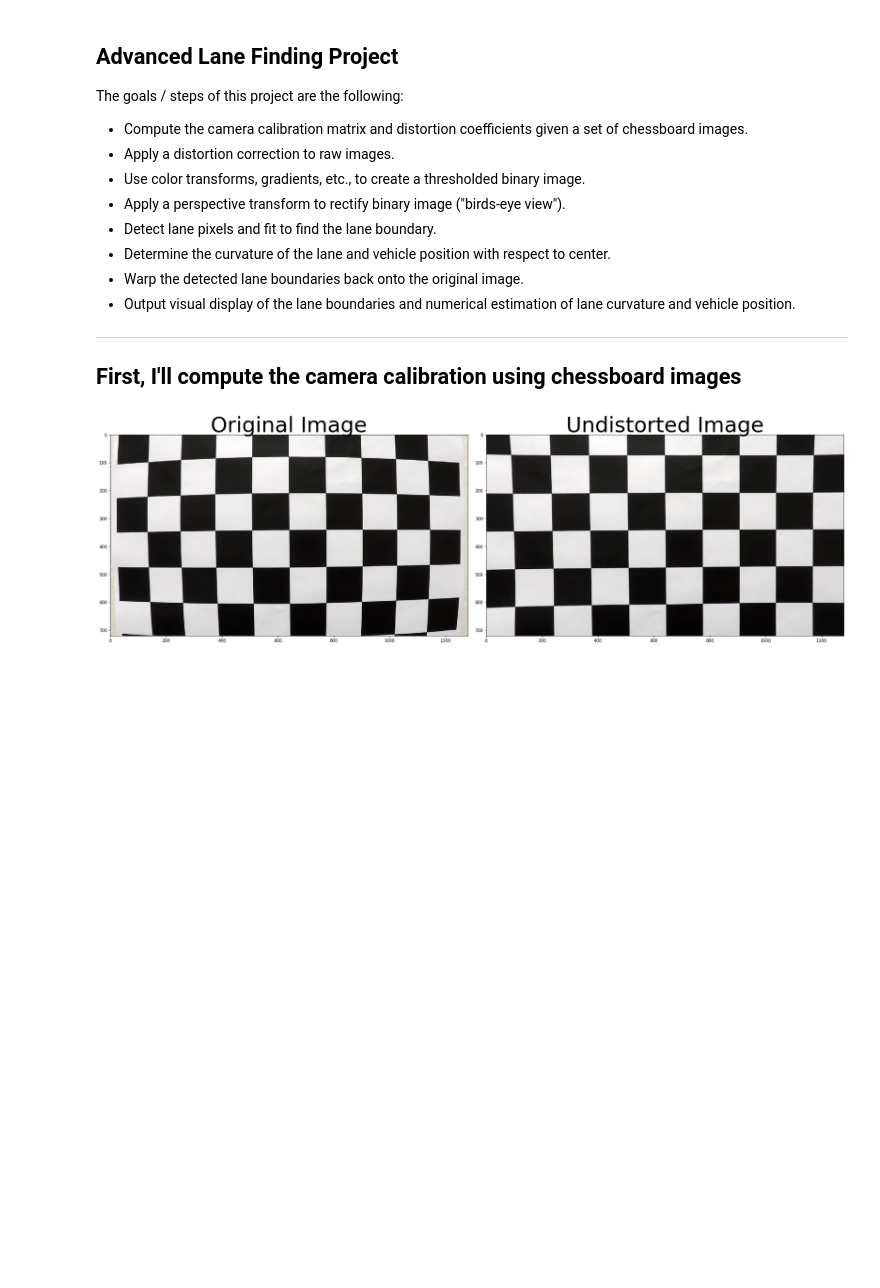
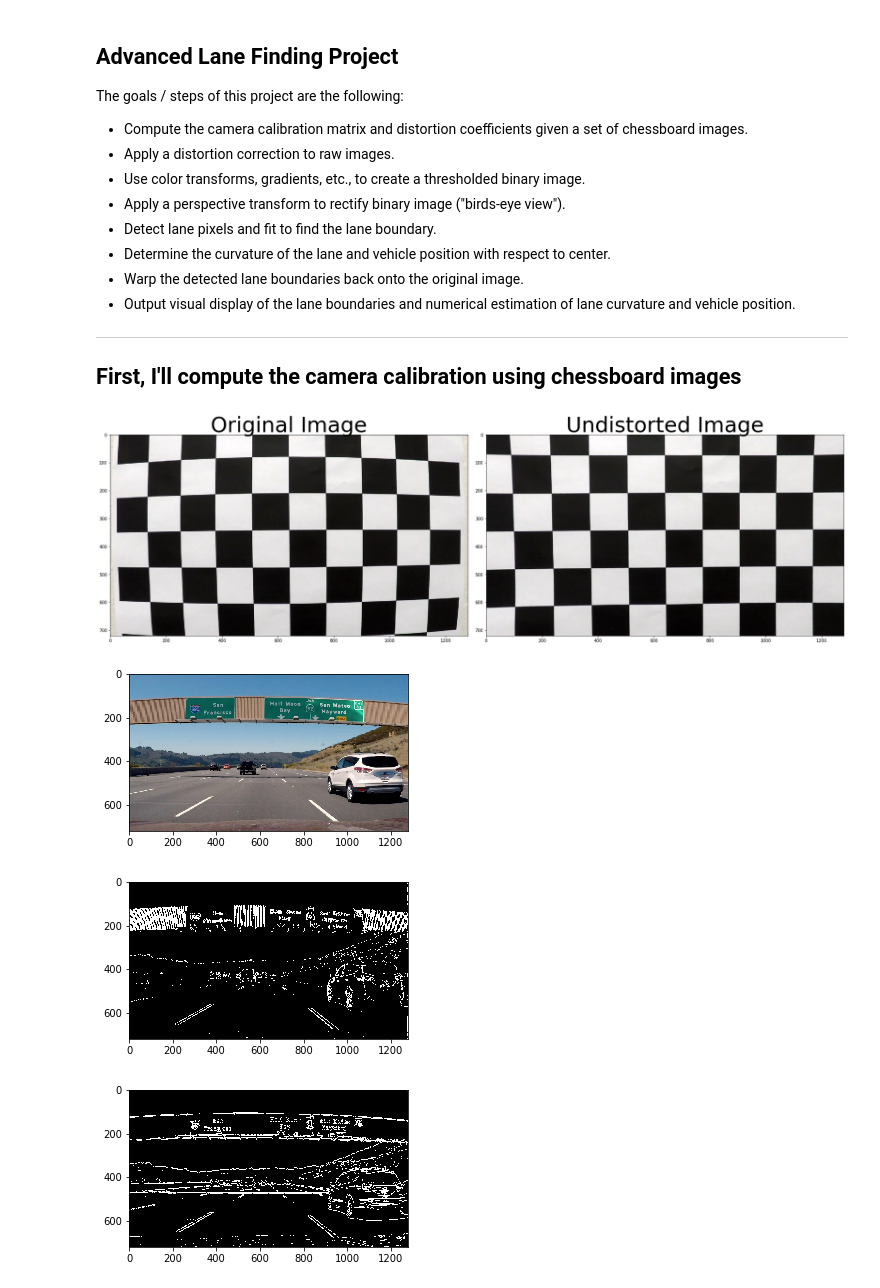
Before and after one commit to chmod600/carnd1-project4, a Jupyter notebook: pipeline.ipynb, the cells around one changed output. Saved outputs shown, nothing was run; the diff lists cells and outputs as text; code cells hidden in the pictures; blank space fills up the shorter version.

```diff
--- a/pipeline.ipynb
+++ b/pipeline.ipynb
@@ -43,7 +43,11 @@ ny = 6
 # Method for printing images
 def print_image(img):
     plt.figure(figsize=(5, 5))
-    plt.imshow(img, cmap='gray')
+    plt.imshow(img)
+
+def print_gray_image(img):
+    plt.figure(figsize=(5, 5))
+    plt.imshow(img, cmap="gray")
 # %%
 calibration_path = '/Users/Akshay/projects/carnd/CarND-Advanced-Lane-Lines/camera_cal/calibration*.jpg'
 test_image = '/Users/Akshay/projects/carnd/CarND-Advanced-Lane-Lines/camera_cal/calibration1.jpg'
@@ -85,3 +90,77 @@ ax2.set_title('Undistorted Image', fontsize=50)
 plt.subplots_adjust(left=0., right=1, top=0.9, bottom=0.)
 # %% [output]
 [figure]
+# %%
+# Thresholding functions
+
+def abs_sobel_thresh(img, orient = 'x', sobel_kernel = 3, thresh = (0, 255)):
+    # Convert to grayscale
+    gray = cv2.cvtColor(img, cv2.COLOR_RGB2GRAY)
+    # Apply x or y gradient with the OpenCV Sobel() function
+    # and take the absolute value
+    if orient == 'x':
+        abs_sobel = np.absolute(cv2.Sobel(gray, cv2.CV_64F, 1, 0))
+    if orient == 'y':
+        abs_sobel = np.absolute(cv2.Sobel(gray, cv2.CV_64F, 0, 1))
+    # Rescale back to 8 bit integer
+    scaled_sobel = np.uint8(255*abs_sobel/np.max(abs_sobel))
+    # Create a copy and apply the threshold
+    binary_output = np.zeros_like(scaled_sobel)
+    # Here I'm using inclusive (>=, <=) thresholds, but exclusive is ok too
+    binary_output[(scaled_sobel >= thresh[0]) & (scaled_sobel <= thresh[1])] = 1
+
+    # Return the result
+    return binary_output
+
+def mag_thresh(image, sobel_kernel = 3, mag_thresh = (0, 255)):
+    # Convert to grayscale
+    gray = cv2.cvtColor(img, cv2.COLOR_RGB2GRAY)
+    # Take both Sobel x and y gradients
+    sobelx = cv2.Sobel(gray, cv2.CV_64F, 1, 0, ksize=sobel_kernel)
+    sobely = cv2.Sobel(gray, cv2.CV_64F, 0, 1, ksize=sobel_kernel)
+    # Calculate the gradient magnitude
+    gradmag = np.sqrt(sobelx**2 + sobely**2)
+    # Rescale to 8 bit
+    scale_factor = np.max(gradmag)/255
+    gradmag = (gradmag/scale_factor).astype(np.uint8)
+    # Create a binary image of ones where threshold is met, zeros otherwise
+    binary_output = np.zeros_like(gradmag)
+    binary_output[(gradmag >= mag_thresh[0]) & (gradmag <= mag_thresh[1])] = 1
+
+    # Return the binary image
+    return binary_output
+
+def dir_threshold(image, sobel_kernel = 3, thresh = (0, 255)):
+    # Grayscale
+    gray = cv2.cvtColor(img, cv2.COLOR_RGB2GRAY)
+    # Calculate the x and y gradients
+    sobelx = cv2.Sobel(gray, cv2.CV_64F, 1, 0, ksize=sobel_kernel)
+    sobely = cv2.Sobel(gray, cv2.CV_64F, 0, 1, ksize=sobel_kernel)
+    # Take the absolute value of the gradient direction,
+    # apply a threshold, and create a binary image result
+    absgraddir = np.arctan2(np.absolute(sobely), np.absolute(sobelx))
+    binary_output =  np.zeros_like(absgraddir)
+    binary_output[(absgraddir >= thresh[0]) & (absgraddir <= thresh[1])] = 1
+
+    # Return the binary image
+    return binary_output
+
+ksize = 3
+thres_test1 = "/Users/Akshay/projects/carnd/CarND-Advanced-Lane-Lines/test_images/signs_vehicles_xygrad.jpg"
+
+thres_test1 = mpimg.imread(thres_test1)
+print_image(thres_test1)
+
+gradx = abs_sobel_thresh(thres_test1, orient='x', sobel_kernel=ksize, thresh=(20, 100))
+grady = abs_sobel_thresh(thres_test1, orient='y', sobel_kernel=ksize, thresh=(20, 100))
+mag_binary = mag_thresh(thres_test1, sobel_kernel = ksize, mag_thresh=(5, 100))
+dir_binary = dir_threshold(thres_test1, sobel_kernel = 15, thresh=(0.7, 1.3))
+
+print_gray_image(gradx)
+print_gray_image(grady)
+print_gray_image(mag_binary)
+print_gray_image(dir_binary)
+# %% [output]
+[figure, added]
+[figure, added]
+[figure, added]
```
Also changed, not shown: parts of 2 cells of this notebook, 1 other file.
